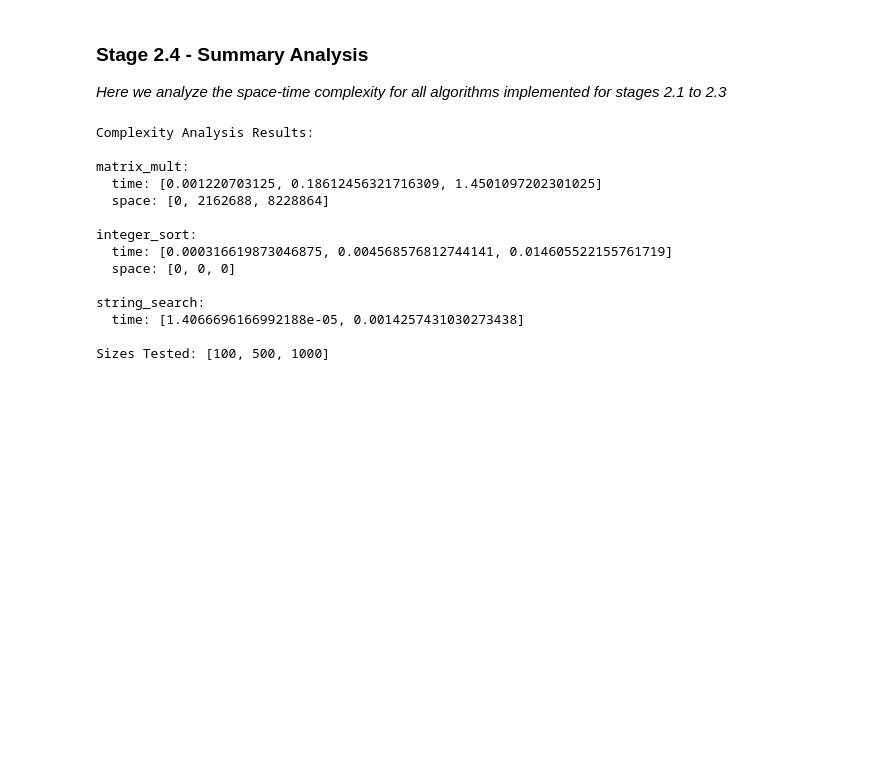
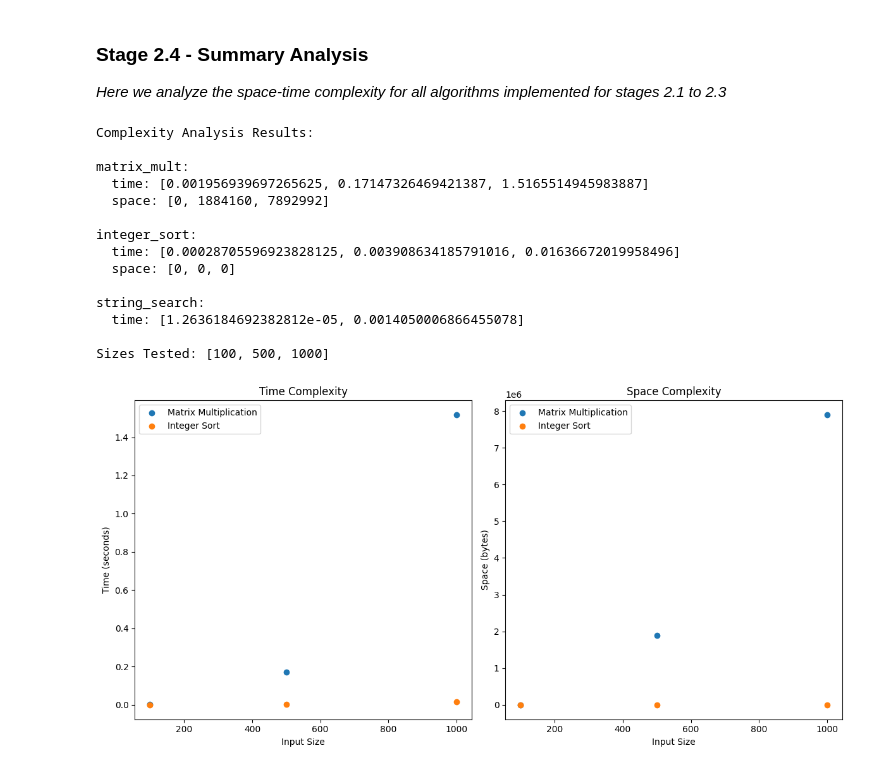
Before and after one commit to jsp289/CS5901_Assignment2, a Jupyter notebook: CS5901__assignment2_stage2_time_space_complexity_py.ipynb, the cells around one changed output. Drawn from its saved outputs; the diff is of its cells as text; code cells hidden in the pictures; blank space fills up the shorter version.

Commit message:
Stage 2.4  - Summary Results + Scatter Plots

```diff
--- a/CS5901__assignment2_stage2_time_space_complexity_py.ipynb
+++ b/CS5901__assignment2_stage2_time_space_complexity_py.ipynb
@@ -141,6 +141,8 @@ Manual search time: 0.0013828277587890625
 ### **Stage 2.4** - Summary Analysis
 *Here we analyze the space-time complexity for all algorithms implemented for stages 2.1 to 2.3*
 # %%
+import matplotlib.pyplot as plt
+
 def complexity_analysis(sizes=[100,500,1000]):
   """
   This function compares time of manual string search vs the string.find() method
@@ -171,34 +173,57 @@ def complexity_analysis(sizes=[100,500,1000]):
     results['integer_sort']['time'].append(t)
     results['integer_sort']['space'].append(s)
 
   #test for string search
   text = "a" * 10000 + "b" + "ab" * 10000
   char = "ab"
   str_find_time, manual_find_time = string_search_comparison(text, char)
   results['string_search'] = {'time':[str_find_time, manual_find_time]}
 
   return results, sizes
 
 # Call and print results
 results, sizes = complexity_analysis(sizes=[100, 500, 1000])
 print("\nComplexity Analysis Results:")
 for algorithm, data in results.items():
     print(f"\n{algorithm}:")
     for metric, values in data.items():
         print(f"  {metric}: {values}")
 print("\nSizes Tested:", sizes)
+
+# Create scatter plots
+fig, (ax1, ax2) = plt.subplots(1, 2, figsize=(12, 6))  # 1 row, 2 columns
+
+# Time Complexity Plot
+ax1.scatter(sizes, results['matrix_mult']['time'], label='Matrix Multiplication')
+ax1.scatter(sizes, results['integer_sort']['time'], label='Integer Sort')
+ax1.set_xlabel('Input Size')
+ax1.set_ylabel('Time (seconds)')
+ax1.set_title('Time Complexity')
+ax1.legend()
+
+# Space Complexity Plot
+ax2.scatter(sizes, results['matrix_mult']['space'], label='Matrix Multiplication')
+ax2.scatter(sizes, results['integer_sort']['space'], label='Integer Sort')
+ax2.set_xlabel('Input Size')
+ax2.set_ylabel('Space (bytes)')
+ax2.set_title('Space Complexity')
+ax2.legend()
+
+plt.tight_layout()
+plt.show()
 # %% [output]
 Complexity Analysis Results:
 
 matrix_mult:
-  time: [0.001220703125, 0.18612456321716309, 1.4501097202301025]
-  space: [0, 2162688, 8228864]
+  time: [0.001956939697265625, 0.17147326469421387, 1.5165514945983887]
+  space: [0, 1884160, 7892992]
 
 integer_sort:
-  time: [0.000316619873046875, 0.004568576812744141, 0.014605522155761719]
+  time: [0.00028705596923828125, 0.003908634185791016, 0.01636672019958496]
   space: [0, 0, 0]
 
 string_search:
-  time: [1.4066696166992188e-05, 0.0014257431030273438]
+  time: [1.2636184692382812e-05, 0.0014050006866455078]
 
 Sizes Tested: [100, 500, 1000]
+[figure, added]
```
